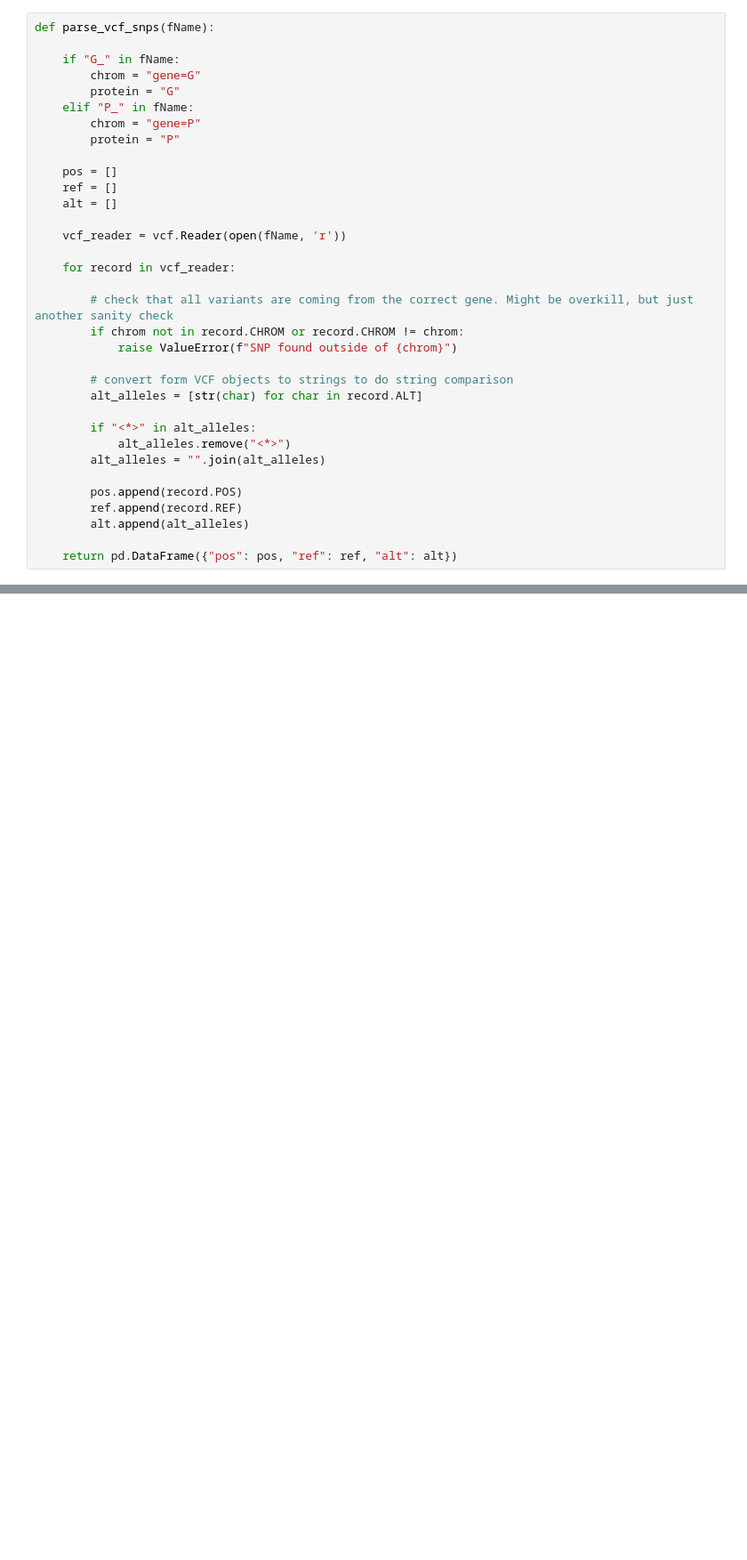
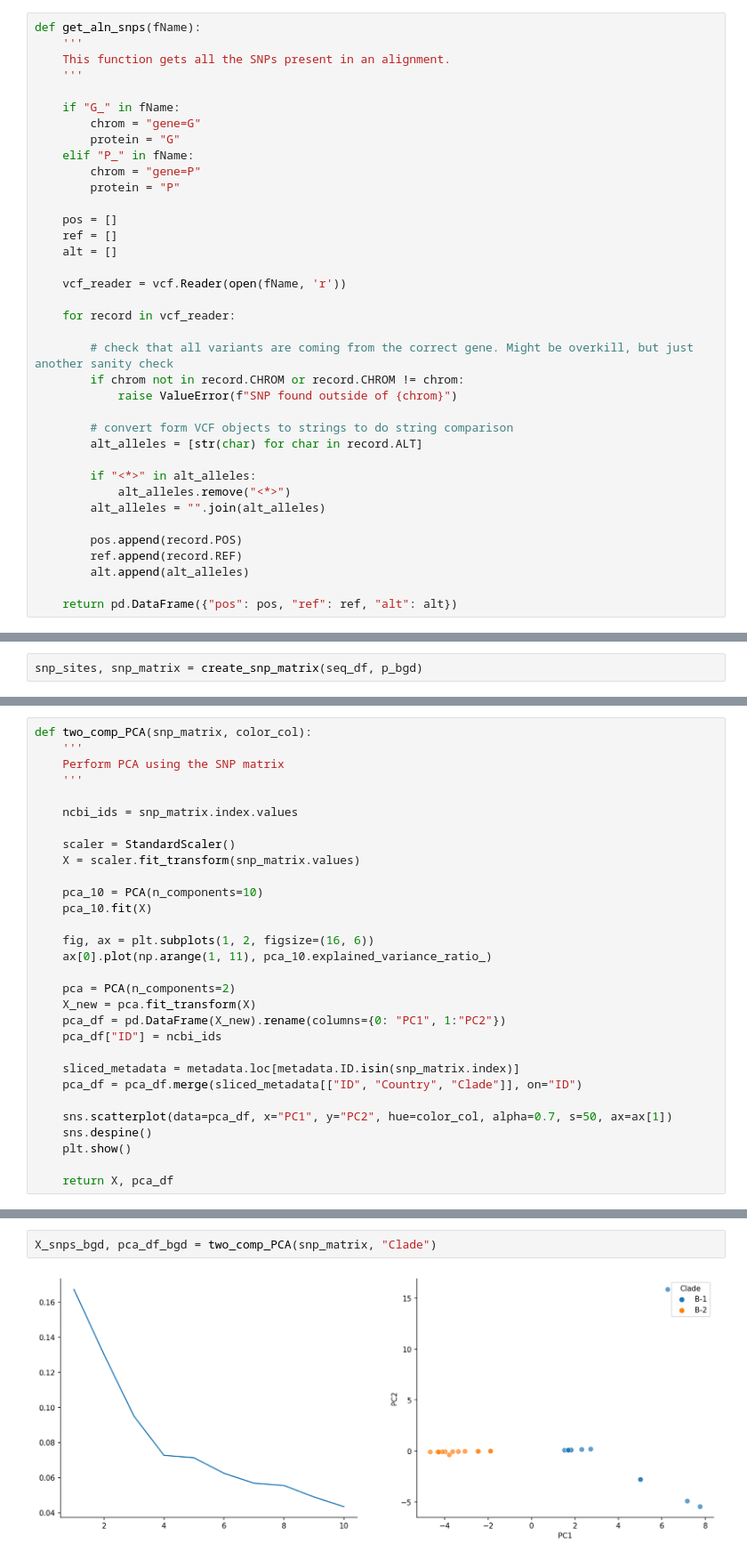
Before and after one commit to sanju99/niv_evo, a Jupyter notebook: clade_differences.ipynb, the cells around one changed output, grey strips where cells are left out. Shown at 89% size. Cells and saved outputs as stored; diff of their text form; blank space fills up the shorter version.

```diff
--- a/clade_differences.ipynb
+++ b/clade_differences.ipynb
@@ -28,5 +40,8 @@ bash snp_calling/call_snps.sh sequences/genome/AY988601.1_BGD_CDS.fasta seq_for_
 # %%
-def parse_vcf_snps(fName):
+def get_aln_snps(fName):
+    '''
+    This function gets all the SNPs present in an alignment.
+    '''
 
     if "G_" in fName:
         chrom = "gene=G"
@@ -82,2 +104,4 @@ P_whitmer = [(seq.id, str(seq.seq)) for seq in SeqIO.parse("seq_for_analysis/P_w
+# %%
+snp_sites, snp_matrix = create_snp_matrix(seq_df, p_bgd)
 # %% [markdown]
 # Next, encode every sequence in `P_whitmer` as a binary variable representing reference (0) or alternative (1) allele
@@ -83,0 +243,30 @@ P_whitmer = [(seq.id, str(seq.seq)) for seq in SeqIO.parse("seq_for_analysis/P_w
+# %%
+def two_comp_PCA(snp_matrix, color_col):
+    '''
+    Perform PCA using the SNP matrix
+    '''
+
+    ncbi_ids = snp_matrix.index.values
+
+    scaler = StandardScaler()
+    X = scaler.fit_transform(snp_matrix.values)
+
+    pca_10 = PCA(n_components=10)
+    pca_10.fit(X)
+
+    fig, ax = plt.subplots(1, 2, figsize=(16, 6))
+    ax[0].plot(np.arange(1, 11), pca_10.explained_variance_ratio_)
+
+    pca = PCA(n_components=2)
+    X_new = pca.fit_transform(X)
+    pca_df = pd.DataFrame(X_new).rename(columns={0: "PC1", 1:"PC2"})
+    pca_df["ID"] = ncbi_ids
+
+    sliced_metadata = metadata.loc[metadata.ID.isin(snp_matrix.index)]
+    pca_df = pca_df.merge(sliced_metadata[["ID", "Country", "Clade"]], on="ID")
+
+    sns.scatterplot(data=pca_df, x="PC1", y="PC2", hue=color_col, alpha=0.7, s=50, ax=ax[1])
+    sns.despine()
+    plt.show()
+
+    return X, pca_df
@@ -83,0 +275,4 @@ P_whitmer = [(seq.id, str(seq.seq)) for seq in SeqIO.parse("seq_for_analysis/P_w
+# %%
+X_snps_bgd, pca_df_bgd = two_comp_PCA(snp_matrix, "Clade")
+# %% [output]
+[figure, added]
```
Also changed, not shown: parts of 24 cells of this notebook, 1 other file.
